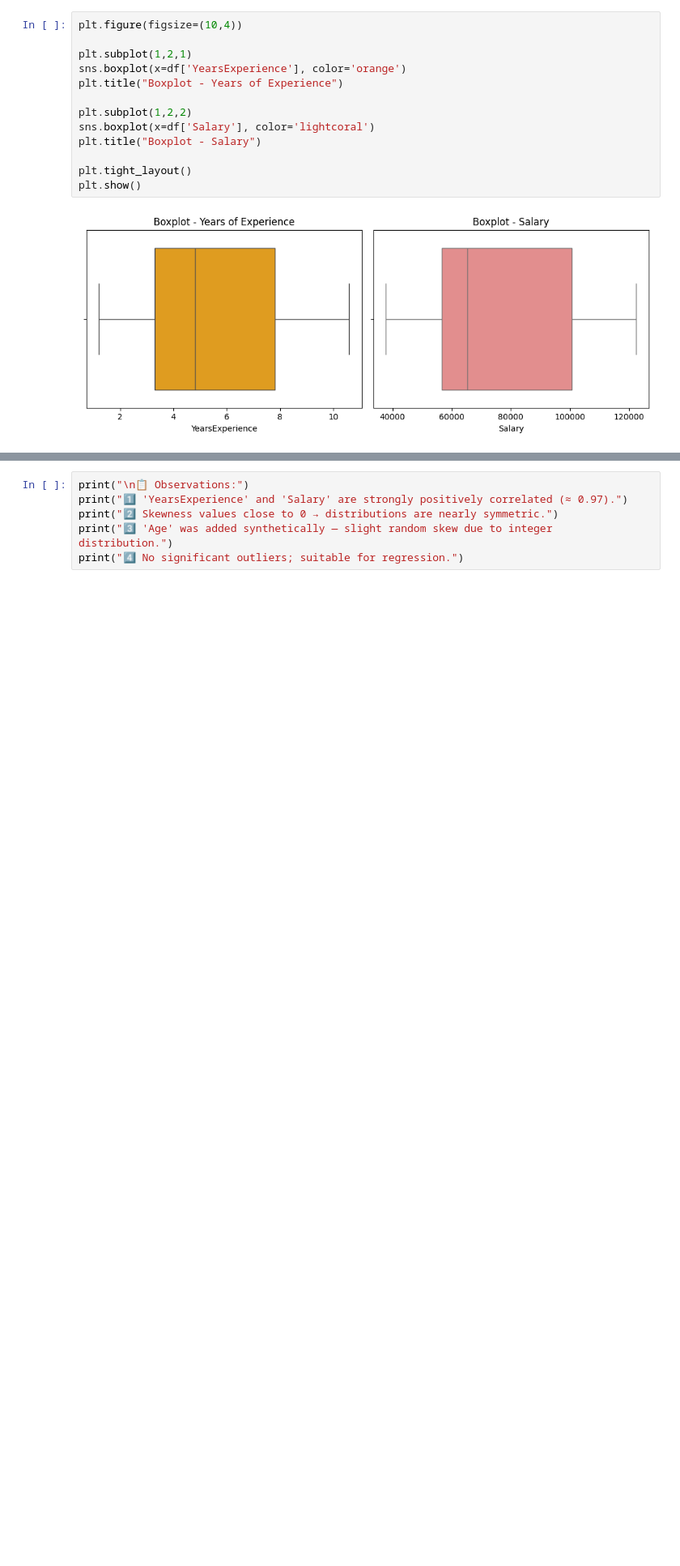
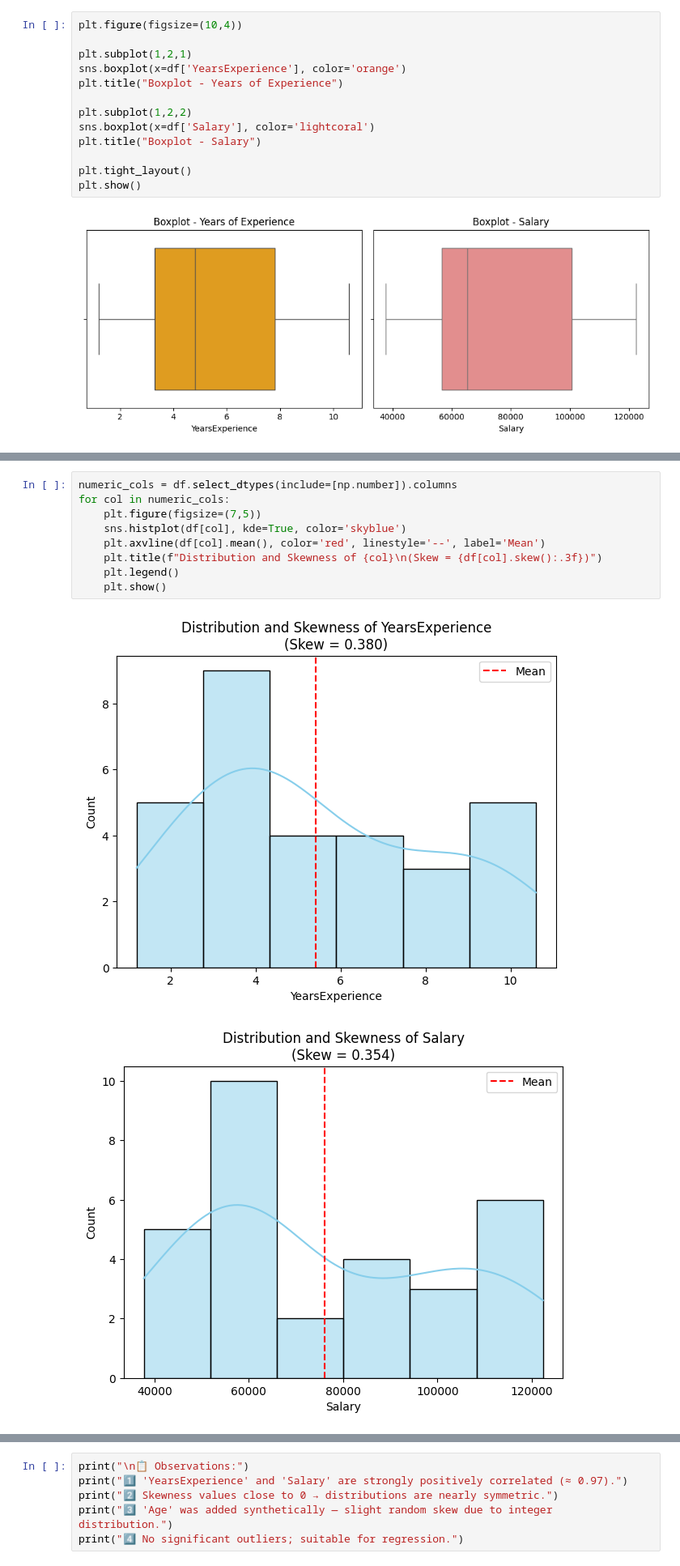
Before and after one commit to Vinotha2005/LINEAR-REGRESSION-TASK, a Jupyter notebook: task.ipynb, the cells around one changed output, grey strips where cells are left out. Shown at 81% size. Drawn from its saved outputs; the diff is of its cells as text; blank space fills up the shorter version.

```diff
--- a/task.ipynb
+++ b/task.ipynb
@@ -132,0 +118,12 @@ for column in df.select_dtypes(include=[np.number]).columns:
+# %%
+numeric_cols = df.select_dtypes(include=[np.number]).columns
+for col in numeric_cols:
+    plt.figure(figsize=(7,5))
+    sns.histplot(df[col], kde=True, color='skyblue')
+    plt.axvline(df[col].mean(), color='red', linestyle='--', label='Mean')
+    plt.title(f"Distribution and Skewness of {col}\n(Skew = {df[col].skew():.3f})")
+    plt.legend()
+    plt.show()
+# %% [output]
+[figure, added]
+[figure, added]
```
Also changed, not shown: parts of 18 cells of this notebook.
